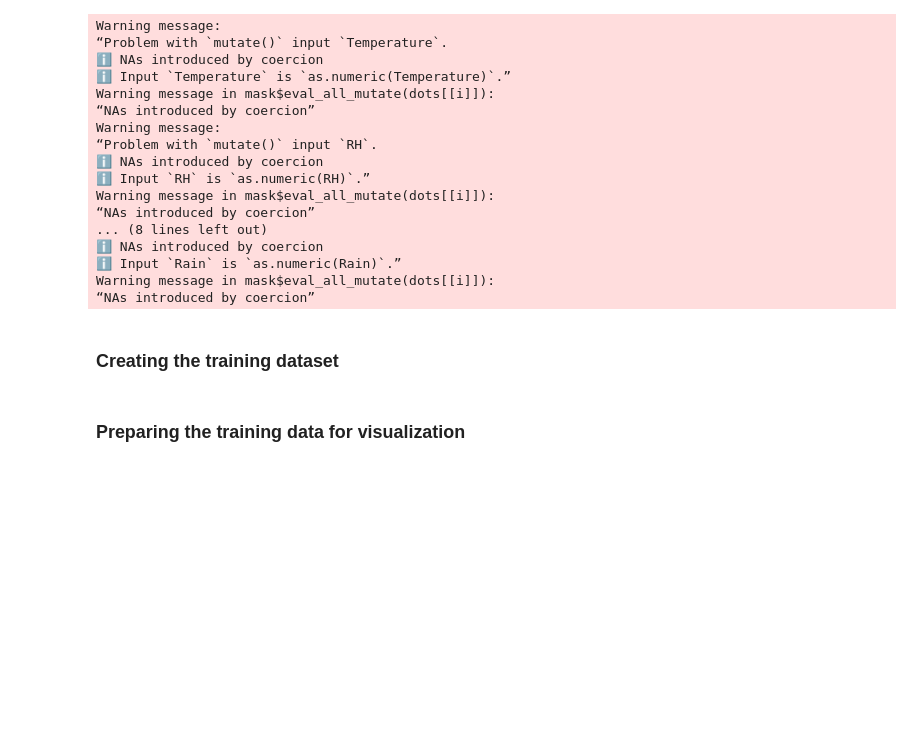
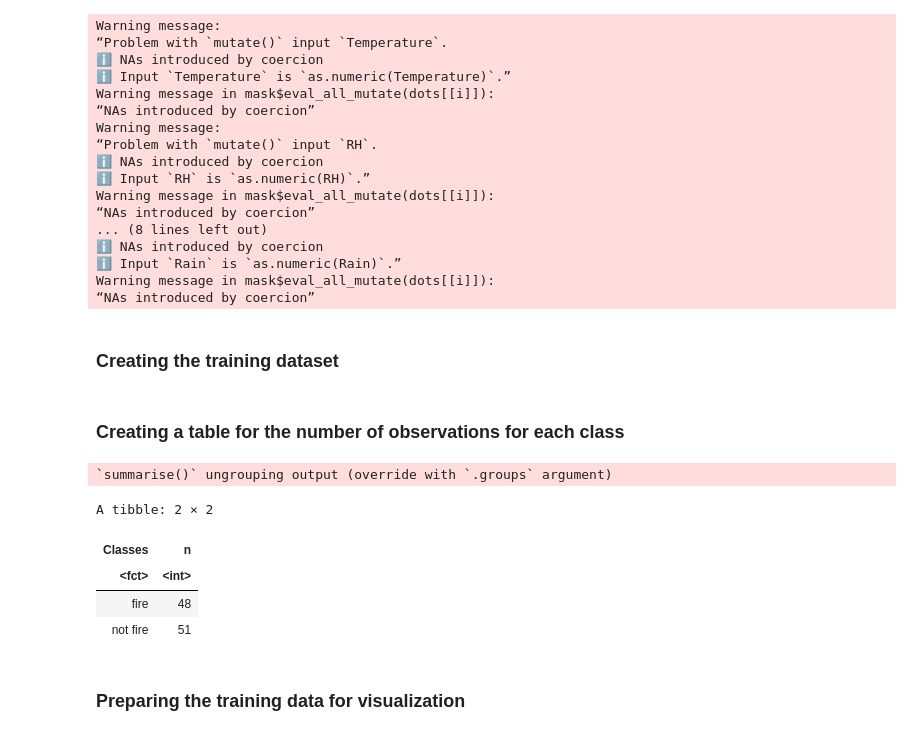
Before and after one commit to a-kong/dsci100-project, a Jupyter notebook: proposal.ipynb, the cells around one changed output. Drawn from its saved outputs; the diff is of its cells as text; code cells hidden in the pictures; blank space fills up the shorter version.

Commit message:
added table back

```diff
--- a/proposal.ipynb
+++ b/proposal.ipynb
@@ -68,6 +68,20 @@ bejaia_fire <- bejaia_fire %>% mutate(Classes = as.factor(Classes))
 # split and get training dataset
 bejaia_split <- initial_split(bejaia_fire, prop = 0.8, strata = Classes)
 bejaia_train <- training(bejaia_split)
+# %% [markdown]
+### Creating a table for the number of observations for each class
+# %%
+bejaia_table <- bejaia_train %>%
+                group_by(Classes)%>%
+                summarize(n = n())
+bejaia_table
+# %% [output]
+`summarise()` ungrouping output (override with `.groups` argument)
+A tibble: 2 × 2
+| Classes | n |
+| <fct> | <int> |
+| fire | 48 |
+| not fire | 51 |
 # %% [markdown]
 ### Preparing the training data for visualization
 # %%
```
Also changed, not shown: parts of 3 cells of this notebook.
